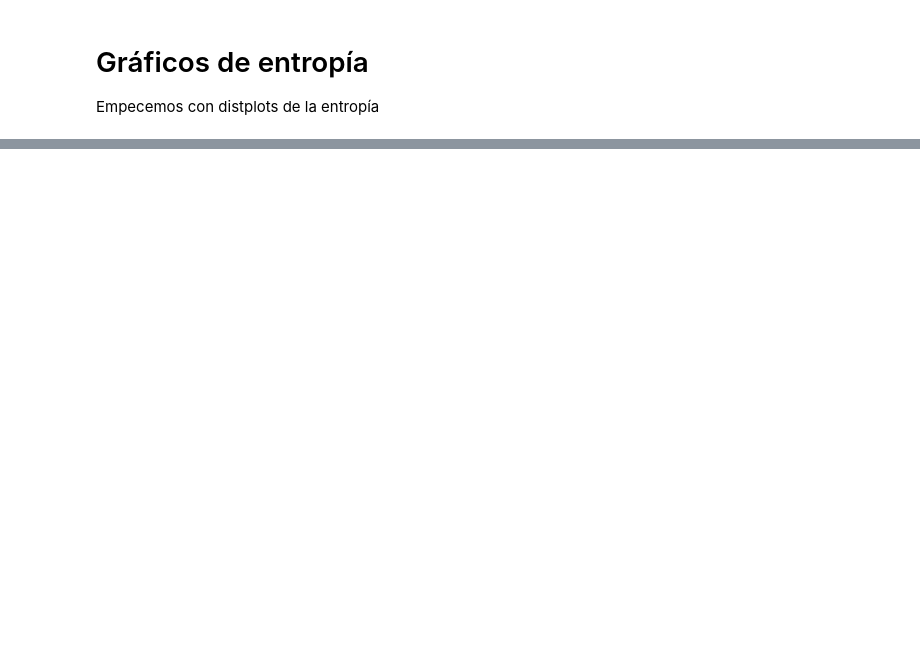
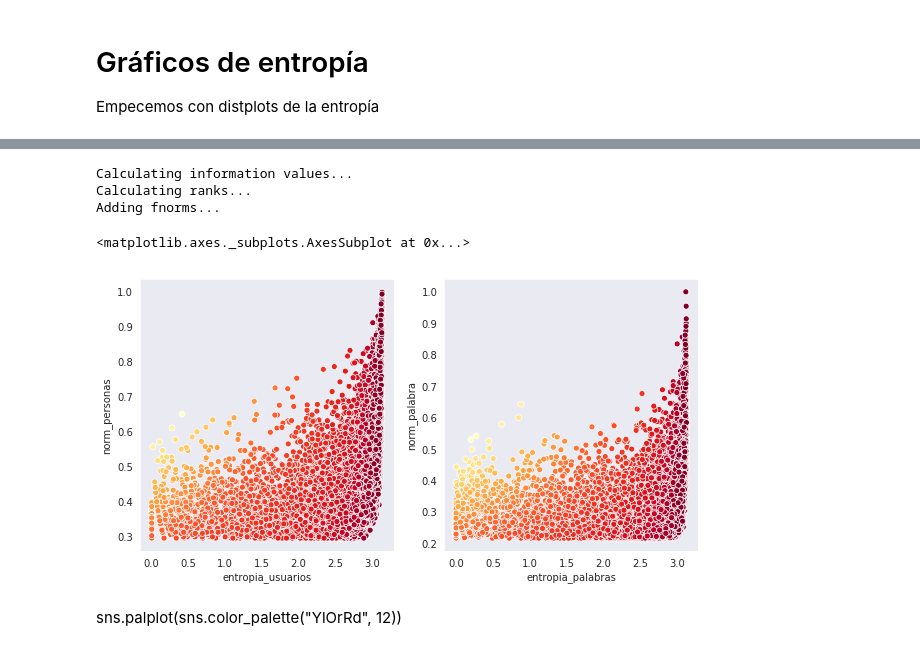
Before and after one commit to finiteautomata/contrastes, a Jupyter notebook: notebooks/graficos.ipynb, the cells around one changed output, grey strips where cells are left out. Drawn from its saved outputs; the diff is of its cells as text; code cells hidden in the pictures; blank space fills up the shorter version.

```diff
--- a/notebooks/graficos.ipynb
+++ b/notebooks/graficos.ipynb
@@ -69,0 +72,44 @@ fig.savefig("../output/figures/entropies.png", bbox_inches='tight')
+# %%
+from contrastes.lists import add_info
+
+add_info(df)
+
+
+df["norm_palabra"] = np.log(df.cant_palabra)
+df["norm_palabra"] /= df["norm_palabra"].max()
+
+df["norm_personas"] = np.log(df.cant_usuarios)
+df["norm_personas"] /= df["norm_personas"].max()
+
+df["log_rank_personas"] = np.log(df.rank_personas)
+
+df["log_rank_palabras"] = np.log(df.rank_palabras)
+# %% [output]
+Calculating information values...
+Calculating ranks...
+Adding fnorms...
+# %%
+plt.rcParams["figure.figsize"] = (10,5)
+
+
+f, axes = plt.subplots(1,2)
+
+sample_df = df.sample(frac=.25)
+
+sns.scatterplot(y="norm_personas", x="entropia_usuarios", data=sample_df,
+                hue="log_rank_personas", palette="YlOrRd", legend=False, ax=axes[0])
+
+#axes[0].set_xlabel("User Entropy")
+#axes[0].set_ylabel("norm. log frequency")
+
+
+sns.scatterplot(y="norm_palabra", x="entropia_palabras", data=sample_df,
+                hue="log_rank_palabras", palette="YlOrRd", legend=False, ax=axes[1])
+
+#axes[1].set_xlabel("Word Entropy")
+#axes[1].set_ylabel("Norm. log frequency")
+# %% [output]
+<matplotlib.axes._subplots.AxesSubplot at 0x...>
+[figure, added]
+# %% [markdown]
+sns.palplot(sns.color_palette("YlOrRd", 12))
```
Also changed, not shown: parts of 4 cells of this notebook, 3 other files.
